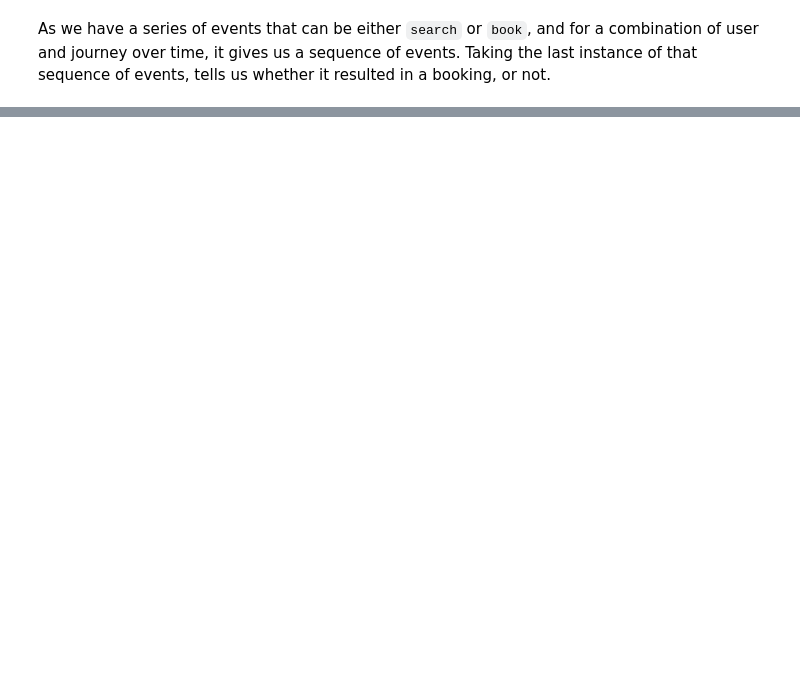
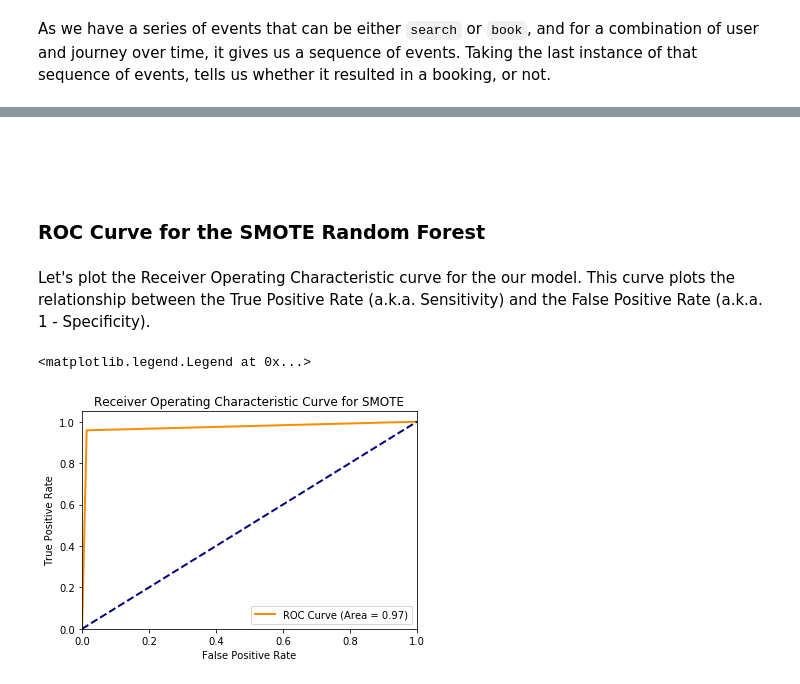
Before and after one commit to ssantic/TravelAudience-Homework, a Jupyter notebook: Srdjan_Santic-Data_Science_Challenge.ipynb, the cells around one changed output, grey strips where cells are left out. Saved outputs shown, nothing was run; the diff lists cells and outputs as text; code cells hidden in the pictures; blank space fills up the shorter version.

```diff
--- a/Srdjan_Santic-Data_Science_Challenge.ipynb
+++ b/Srdjan_Santic-Data_Science_Challenge.ipynb
@@ -127,0 +148,8 @@ events_grouped = events.groupby(['user_id', 'origin', 'destination']).tail(1)
+# %%
+# Create the synthetic training data
+sm = SMOTE(random_state=205)
+X_train, y_train = sm.fit_sample(X_train, y_train)
+# %%
+# Train a Random Forest Classifier and generate predictions
+smote_rf = RandomForestClassifier(random_state=366).fit(X_train, y_train)
+preds = smote_rf.predict(X_test)
@@ -127,0 +163,6 @@ events_grouped = events.groupby(['user_id', 'origin', 'destination']).tail(1)
+# %%
+# Prepare the ROC AUC calculation, and calculate
+y_test_auc = np.where(y_test == 'book', 1, 0)
+preds_auc = np.where(preds == 'book', 1, 0)
+
+auc = roc_auc_score(y_test_auc, preds_auc)
@@ -127,0 +188,23 @@ events_grouped = events.groupby(['user_id', 'origin', 'destination']).tail(1)
+# %% [markdown]
+<br>
+<br>
+# %% [markdown]
+### ROC Curve for the SMOTE Random Forest ###
+# %% [markdown]
+Let's plot the Receiver Operating Characteristic curve for the our model. This curve plots the relationship between the True Positive Rate (a.k.a. Sensitivity) and the False Positive Rate (a.k.a. 1 - Specificity).
+# %%
+fpr, tpr, thresholds = roc_curve(y_test_auc, preds_auc)
+# %%
+plt.figure()
+lw = 2
+plt.plot(fpr, tpr, color='darkorange', lw=lw, label='ROC Curve (Area = %0.2f)' % smote_auc)
+plt.plot([0, 1], [0, 1], color='navy', lw=lw, linestyle='--')
+plt.xlim([0.0, 1.0])
+plt.ylim([0.0, 1.05])
+plt.xlabel('False Positive Rate')
+plt.ylabel('True Positive Rate')
+plt.title('Receiver Operating Characteristic Curve for SMOTE')
+plt.legend(loc="lower right")
+# %% [output]
+<matplotlib.legend.Legend at 0x...>
+[figure, added]
```
Also changed, not shown: parts of 19 cells of this notebook.
